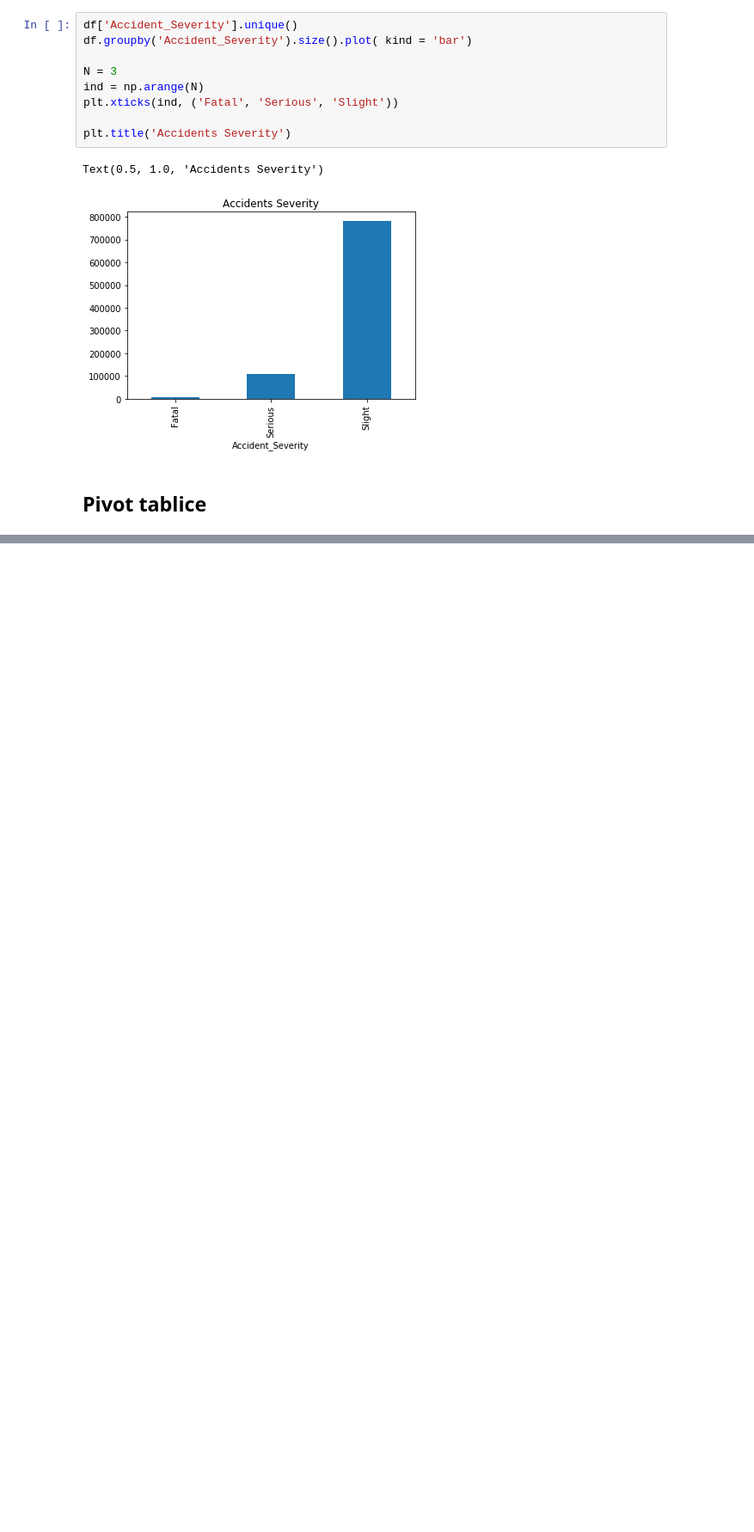
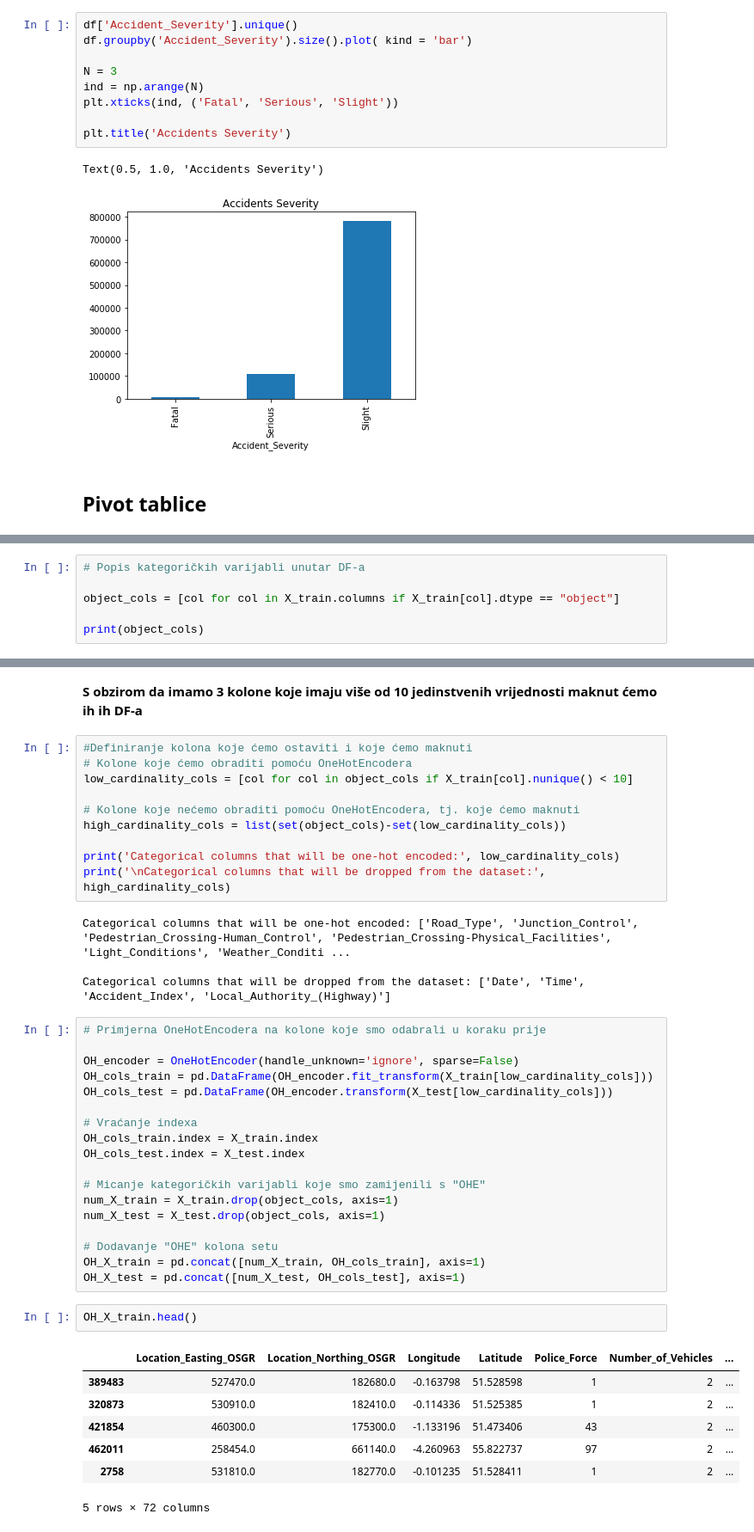
Before and after one commit to zanomeister/D.T.-project, a Jupyter notebook: Final project_exam/Project_final.ipynb, the cells around one changed output, grey strips where cells are left out. Shown at 86% size. Saved outputs shown, nothing was run; the diff lists cells and outputs as text; blank space fills up the shorter version.

```diff
--- a/Final project_exam/Project_final.ipynb
+++ b/Final project_exam/Project_final.ipynb
@@ -430,0 +459,6 @@ pd.pivot_table(df, 'Number_of_Casualties', index = ['Accident_Severity'], column
+# %%
+# Popis kategoričkih varijabli unutar DF-a
+
+object_cols = [col for col in X_train.columns if X_train[col].dtype == "object"]
+
+print(object_cols)
@@ -430,0 +489,44 @@ pd.pivot_table(df, 'Number_of_Casualties', index = ['Accident_Severity'], column
+# %% [markdown]
+**S obzirom da imamo 3 kolone koje imaju više od 10 jedinstvenih vrijednosti maknut ćemo ih ih DF-a**
+# %%
+#Definiranje kolona koje ćemo ostaviti i koje ćemo maknuti
+# Kolone koje ćemo obraditi pomoću OneHotEncodera
+low_cardinality_cols = [col for col in object_cols if X_train[col].nunique() < 10]
+
+# Kolone koje nećemo obraditi pomoću OneHotEncodera, tj. koje ćemo maknuti
+high_cardinality_cols = list(set(object_cols)-set(low_cardinality_cols))
+
+print('Categorical columns that will be one-hot encoded:', low_cardinality_cols)
+print('\nCategorical columns that will be dropped from the dataset:', high_cardinality_cols)
+# %% [output]
+Categorical columns that will be one-hot encoded: ['Road_Type', 'Junction_Control', 'Pedestrian_Crossing-Human_Control', 'Pedestrian_Crossing-Physical_Facilities', 'Light_Conditions', 'Weather_Conditi ...
+
+Categorical columns that will be dropped from the dataset: ['Date', 'Time', 'Accident_Index', 'Local_Authority_(Highway)']
+# %%
+# Primjerna OneHotEncodera na kolone koje smo odabrali u koraku prije
+
+OH_encoder = OneHotEncoder(handle_unknown='ignore', sparse=False)
+OH_cols_train = pd.DataFrame(OH_encoder.fit_transform(X_train[low_cardinality_cols]))
+OH_cols_test = pd.DataFrame(OH_encoder.transform(X_test[low_cardinality_cols]))
+
+# Vraćanje indexa
+OH_cols_train.index = X_train.index
+OH_cols_test.index = X_test.index
+
+# Micanje kategoričkih varijabli koje smo zamijenili s "OHE"
+num_X_train = X_train.drop(object_cols, axis=1)
+num_X_test = X_test.drop(object_cols, axis=1)
+
+# Dodavanje "OHE" kolona setu
+OH_X_train = pd.concat([num_X_train, OH_cols_train], axis=1)
+OH_X_test = pd.concat([num_X_test, OH_cols_test], axis=1)
+# %%
+OH_X_train.head()
+# %% [output]
+|  | Location_Easting_OSGR | Location_Northing_OSGR | Longitude | Latitude | Police_Force | Number_of_Vehicles | ... |
+| 389483 | 527470.0 | 182680.0 | -0.163798 | 51.528598 | 1 | 2 | ... |
+| 320873 | 530910.0 | 182410.0 | -0.114336 | 51.525385 | 1 | 2 | ... |
+| 421854 | 460300.0 | 175300.0 | -1.133196 | 51.473406 | 43 | 2 | ... |
+| 462011 | 258454.0 | 661140.0 | -4.260963 | 55.822737 | 97 | 2 | ... |
+| 2758 | 531810.0 | 182770.0 | -0.101235 | 51.528411 | 1 | 2 | ... |
+5 rows × 72 columns
```
Also changed, not shown: parts of 28 cells of this notebook.
